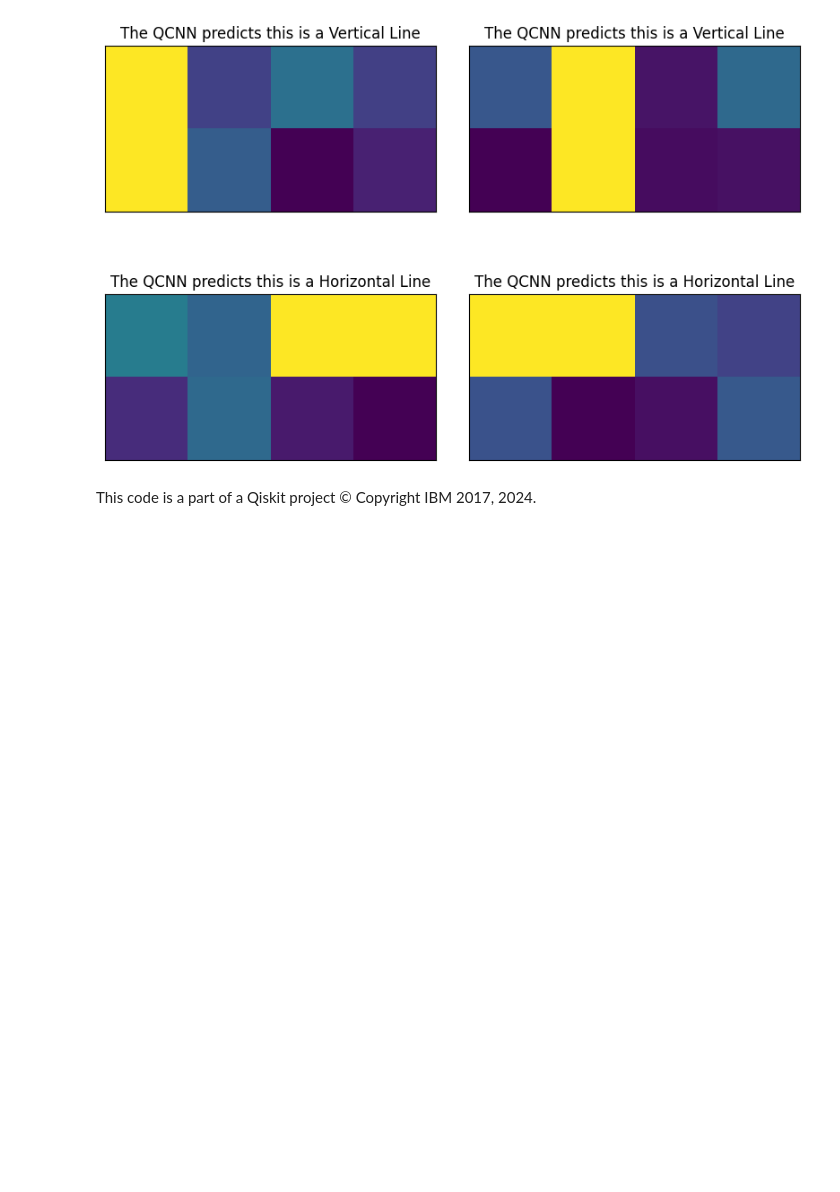
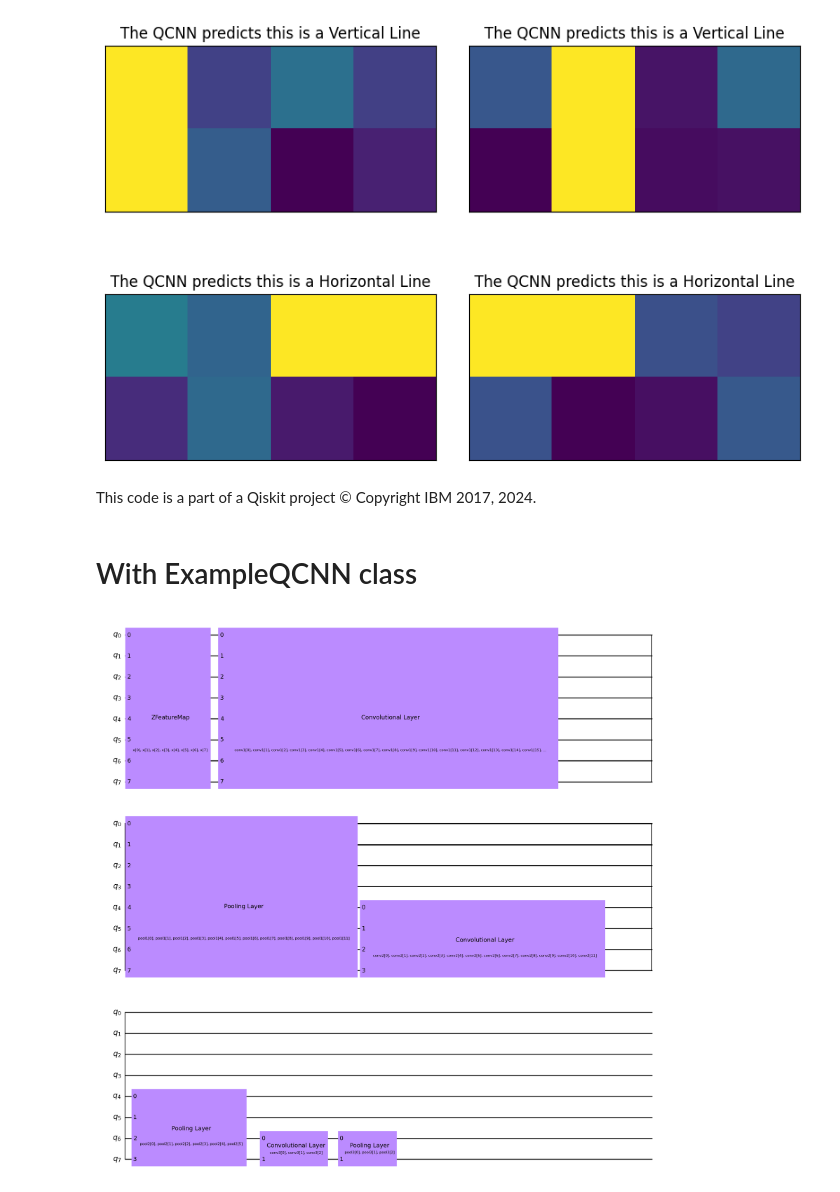
Before and after one commit to ksk0629/quantum_convolutional_neural_network, a Jupyter notebook: notebooks/qiskit_qcnn_example.ipynb, the cells around one changed output. Drawn from its saved outputs; the diff is of its cells as text; code cells hidden in the pictures; blank space fills up the shorter version.

Commit message:
#1 Change the max iteration and add ExampleQCNN class case

```diff
--- a/notebooks/qiskit_qcnn_example.ipynb
+++ b/notebooks/qiskit_qcnn_example.ipynb
@@ -312,3 +315,5 @@ Accuracy from the test data: 100.0%
 # %% [markdown]
 This code is a part of a Qiskit project
 © Copyright IBM 2017, 2024.
+# %% [markdown]
+# With ExampleQCNN class
@@ -314,0 +327,7 @@ This code is a part of a Qiskit project
+# %%
+data_size = 8
+example_qnn = ExampleQCNN(data_size)
+# %%
+example_qnn.circuit.draw("mpl", style="clifford")
+# %% [output]
+[figure, added]
```
Also changed, not shown: parts of 9 cells of this notebook.
